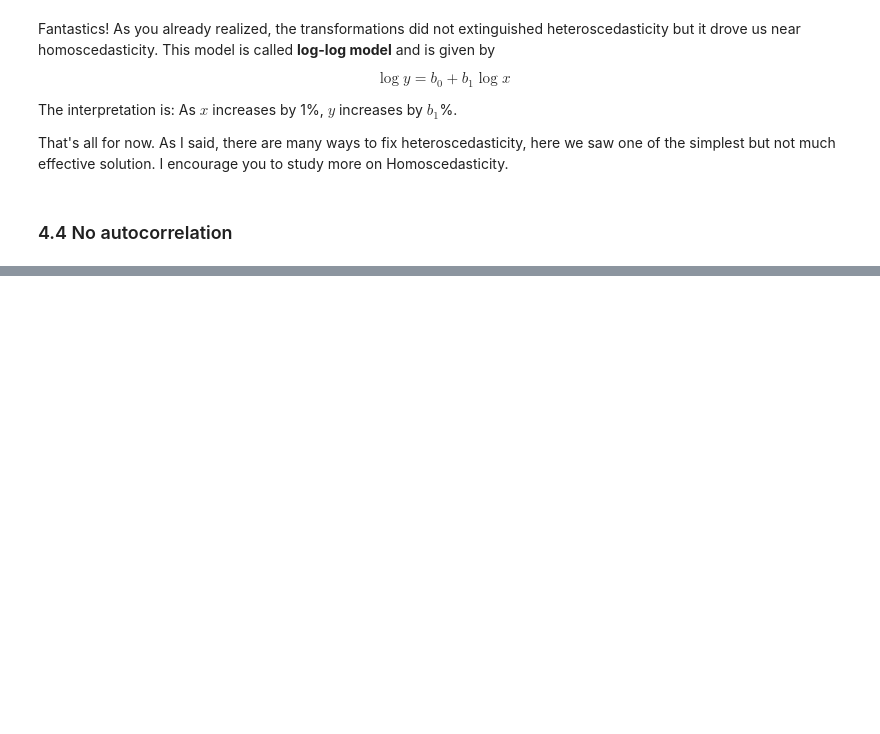
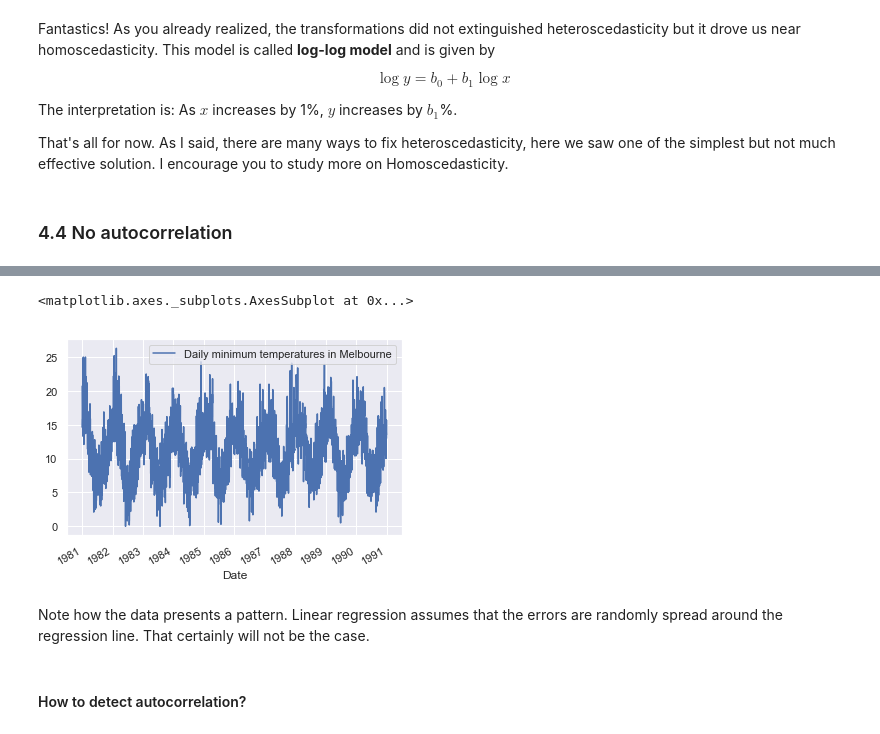
Before and after one commit to alexandrehsd/regression-analysis, a Jupyter notebook: Regression Analysis.ipynb, the cells around one changed output, grey strips where cells are left out. Cells and saved outputs as stored; diff of their text form; code cells hidden in the pictures; blank space fills up the shorter version.

Commit message:
autocorrelation csv example

```diff
--- a/Regression Analysis.ipynb
+++ b/Regression Analysis.ipynb
@@ -548,0 +557,3 @@ That's all for now. As I said, there are many ways to fix heteroscedasticity, he
+# %%
+path_name = r'C:\Users\alexa\Documents\Data Science Course - Bootcamp\Regression Analysis\datasets\daily-minimum-temperatures-in-me.csv'
+auto_data = pd.read_csv(path_name)
@@ -548,0 +581,2 @@ That's all for now. As I said, there are many ways to fix heteroscedasticity, he
+# %%
+auto_data['Date'] = pd.to_datetime(auto_data['Date'])
@@ -548,0 +593,11 @@ That's all for now. As I said, there are many ways to fix heteroscedasticity, he
+# %%
+auto_data.set_index('Date', inplace=True)
+# %%
+auto_data.plot()
+# %% [output]
+<matplotlib.axes._subplots.AxesSubplot at 0x...>
+[figure, added]
+# %% [markdown]
+Note how the data presents a pattern. Linear regression assumes that the errors are randomly spread around the regression line. That certainly will not be the case.
+# %% [markdown]
+#### How to detect autocorrelation?
```
Also changed, not shown: parts of 12 cells of this notebook, 1 other file.
